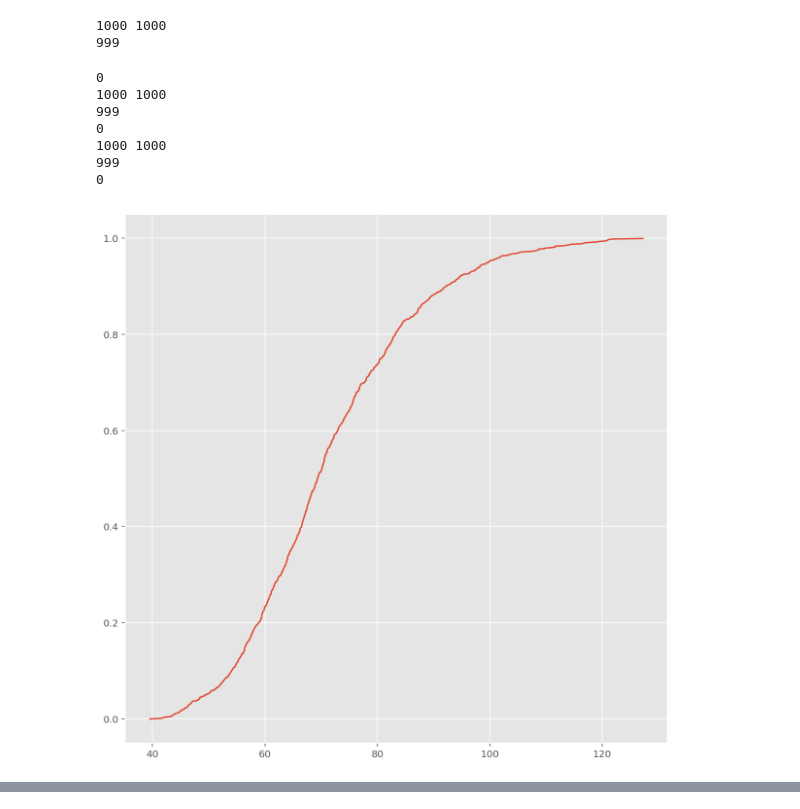
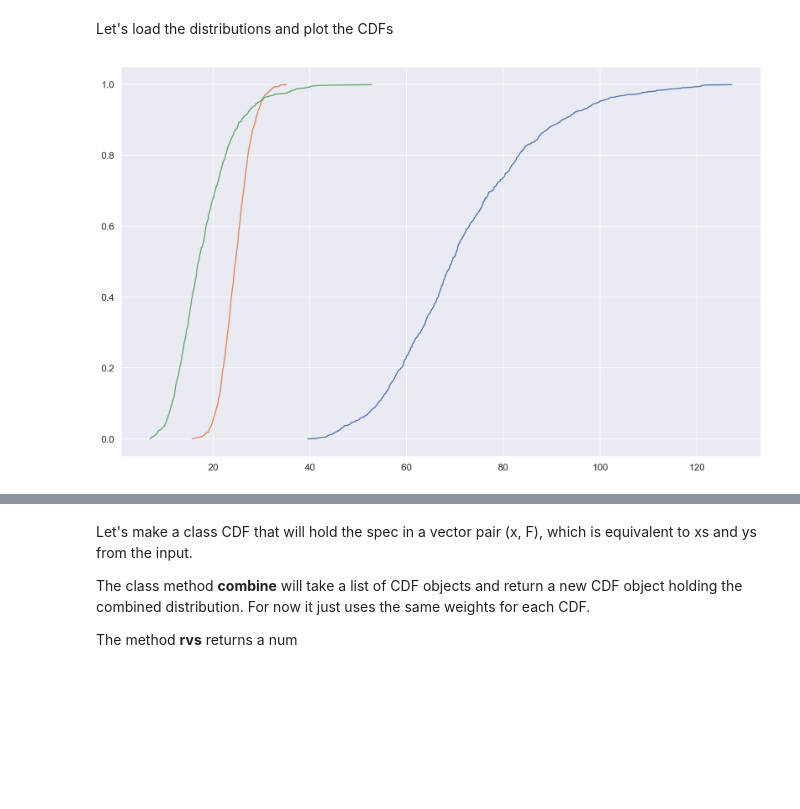
Before and after one commit to drazenz/foretold, a Jupyter notebook: Combine CDFs.ipynb, the cells around one changed output, grey strips where cells are left out. Saved outputs shown, nothing was run; the diff lists cells and outputs as text; code cells hidden in the pictures; blank space fills up the shorter version.

```diff
--- a/Combine CDFs.ipynb
+++ b/Combine CDFs.ipynb
@@ -4,38 +4,22 @@ import pandas as pd
 from matplotlib import pyplot as plt
 from pylab import rcParams
 rcParams['figure.figsize'] = 5,5
-rcParams['figure.figsize'] = 10, 10
+rcParams['figure.figsize'] = 16, 10
 import scipy, scipy.stats
 import seaborn as sns
-# sns.set(color_codes=True, font_scale=1.2)
+sns.set(color_codes=True, font_scale=1.2)
 
 %config InlineBackend.figure_format = 'retina'
+# %% [markdown]
+Let's load the distributions and plot the CDFs
 # %%
 import json
 
 with open('dist.json') as f:
     data = json.load(f)
 
 for dist in data:
-    print(len(dist['data']['xs']), len(dist['data']['ys']))
-    plt.figure()
-    sns.lineplot(dist['data']['xs'], dist['data']['ys'])
-#     print(dist['data'].keys())
     xs, ys = dist['data']['xs'], dist['data']['ys']
-    diffs = np.array(xs[1:]) - np.array(xs[0:-1])
-    print(len(diffs))
-    plt.figure()
-    sns.distplot(diffs)
-#     print(diffs)
-    print(ys[0])
+    sns.lineplot(xs, ys)
 # %% [output]
-1000 1000
-999
-0
-1000 1000
-999
-0
-1000 1000
-999
-0
-[figure, old version]
+[figure, new version]
@@ -57,0 +26,6 @@ for dist in data:
+# %% [markdown]
+Let's make a class CDF that will hold the spec in a vector pair (x, F), which is equivalent to xs and ys from the input.
+
+The class method __combine__ will take a list of CDF objects and return a new CDF object holding the combined distribution. For now it just uses the same weights for each CDF.
+
+The method __rvs__ returns a num
```
Also changed, not shown: parts of 6 cells of this notebook.
